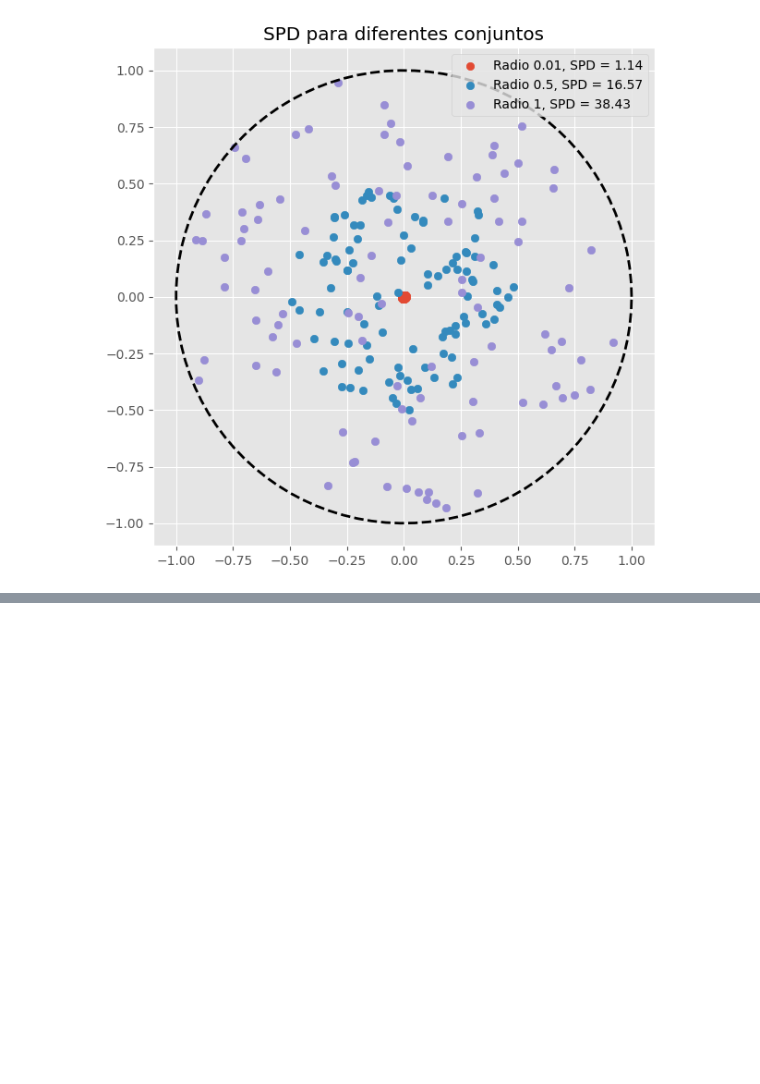
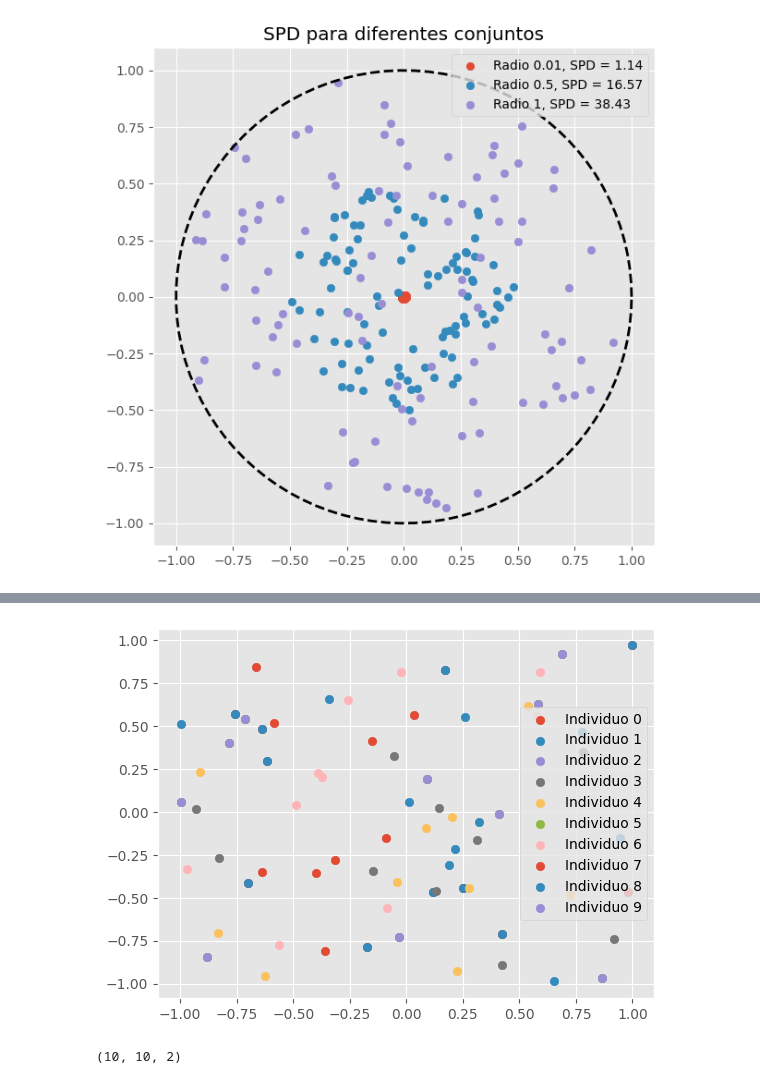
Before and after one commit to linear-regret/Tesis-Latex-LCD, a Jupyter notebook: generando_imgs_tesis.ipynb, the cells around one changed output, grey strips where cells are left out. Drawn from its saved outputs; the diff is of its cells as text; code cells hidden in the pictures; blank space fills up the shorter version.

```diff
--- a/generando_imgs_tesis.ipynb
+++ b/generando_imgs_tesis.ipynb
@@ -1046,0 +1193,9 @@ plt.show()
+# %%
+import matplotlib.pyplot as plt
+import plotly.express as px
+import pandas as pd
+import numpy as np
+
+# Para mostrar todas las columnas cuando se imprime un df
+pd.set_option('display.max_columns', None)
+plt.style.use('ggplot')
@@ -1046,0 +1332,2 @@ plt.show()
+# %%
+nueva_pob = ag.seleccion(cjto_poblaciones.cjto_poblaciones)
@@ -1046,0 +1338,12 @@ plt.show()
+# %%
+for i,ind in enumerate(nueva_pob):
+    plt.scatter(ind[:,0],ind[:,1],label=f'Individuo {i}')
+
+plt.legend()
+plt.show()
+# %% [output]
+[figure, added]
+# %%
+cjto_poblaciones.cjto_poblaciones.shape
+# %% [output]
+(10, 10, 2)
```
Also changed, not shown: parts of 10 cells of this notebook, 9 other files.
